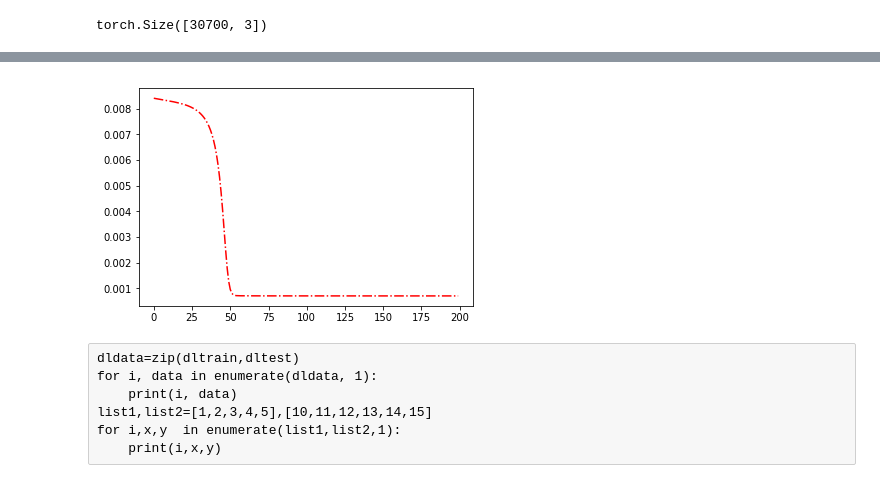
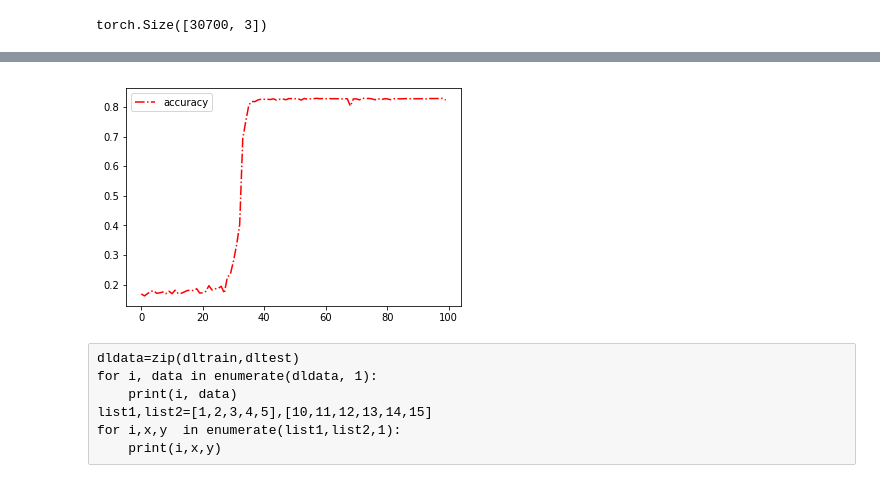
Before and after one commit to jie123xing/Crawler-neural_network-robot, a Jupyter notebook: mytorch-test/cnn-lstm-weather.ipynb, the cells around one changed output, grey strips where cells are left out. Saved outputs shown, nothing was run; the diff lists cells and outputs as text; code cells hidden in the pictures.

```diff
--- a/mytorch-test/cnn-lstm-weather.ipynb
+++ b/mytorch-test/cnn-lstm-weather.ipynb
@@ -127,7 +127,7 @@ class Cnn(nn.Module):
         return out1
 # %%
 cnnmodel = Cnn(1, 1)
-cnnmodel.load_state_dict(torch.load('./weathercnn-0.01-true-7.17.pth'))
+cnnmodel.load_state_dict(torch.load('./weathercnn-0.01-true-7.18.pth'))
 
 
 cnnmodel.eval()
@@ -163,0 +181,3 @@ dltest  = DataLoader(test_dataset, batch_size=100, shuffle=False)
+# %%
+cnn_lstm_train=torch.cat([cnnout,test_y],dim=1)
+cnn_lstm_train[1500:1510]
@@ -164,2 +206,4 @@ dltest  = DataLoader(test_dataset, batch_size=100, shuffle=False)
+# %%
+dltrain=DataLoader(cnn_lstm_train, batch_size=100, shuffle=True)
 # %%
 #%%time
@@ -232,8 +324,9 @@ running_loss:-------
 # %%
-plt.plot(losslist,'r-.')
+plt.plot(accuracylist,'r-.',label='accuracy')
+plt.legend(loc='best')#显示在最好的位置
 plt.show()
 # %% [output]
-[figure, old version]
+[figure, new version]
 # %% [raw]
 dldata=zip(dltrain,dltest)
 for i, data in enumerate(dldata, 1):
```
Also changed, not shown: parts of 14 cells of this notebook, 9 other files.
